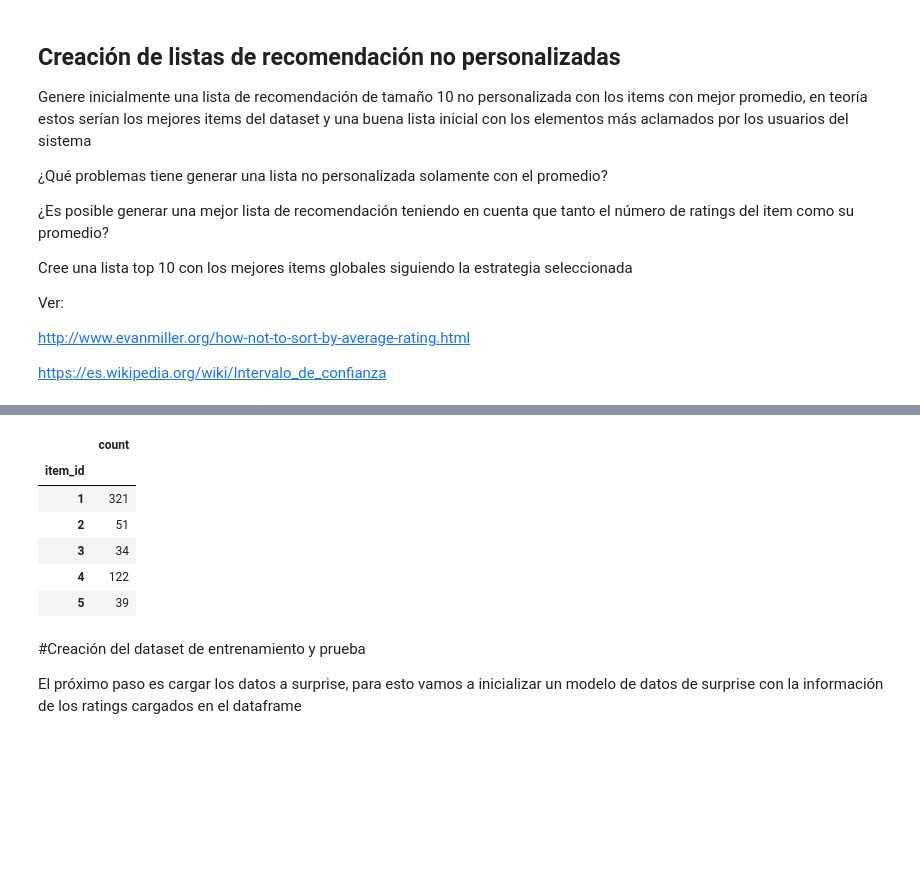
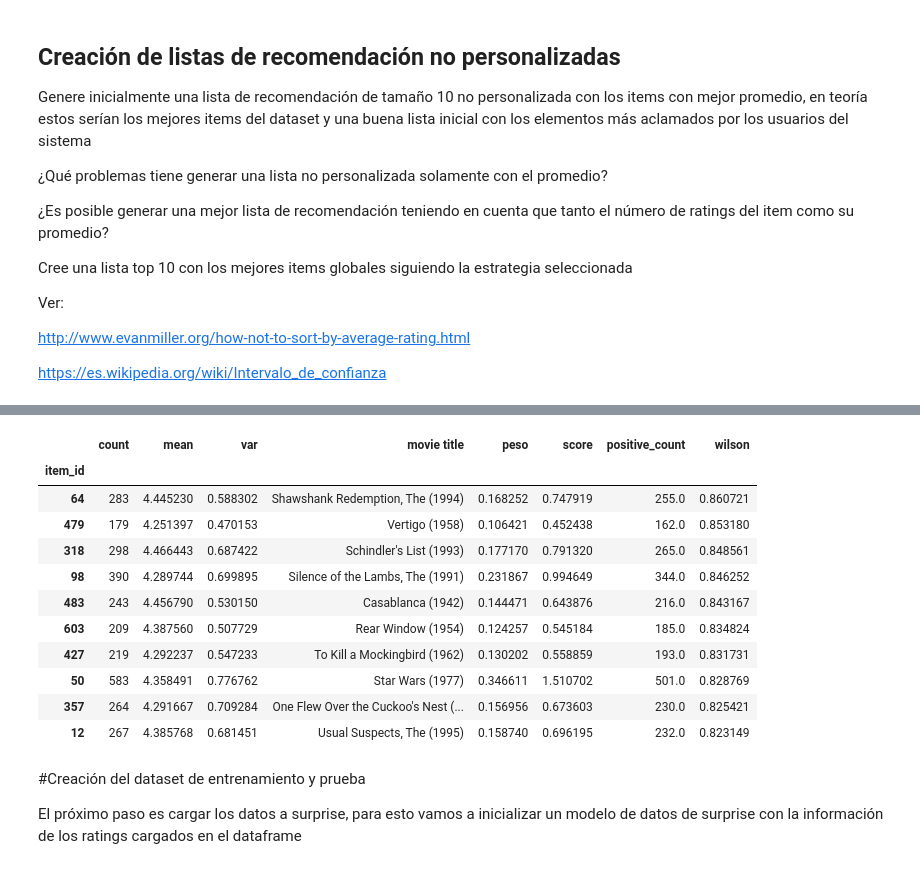
Before and after one commit to pedrorozoc/sist-recomendacion, a Jupyter notebook: Copia_de_MINE_4201_SR_Laboratorio_1.ipynb, the cells around one changed output, grey strips where cells are left out. Cells and saved outputs as stored; diff of their text form; code cells hidden in the pictures; blank space fills up the shorter version.

```diff
--- a/Copia_de_MINE_4201_SR_Laboratorio_1.ipynb
+++ b/Copia_de_MINE_4201_SR_Laboratorio_1.ipynb
@@ -218,0 +220,6 @@ df_items.nlargest(10,'mean')
+# %%
+#se calcula un score de acuerdo al numero de ratings y el promedio
+total=df_items.shape[0]
+df_items['peso']=df_items['count']/total
+df_items['score']=df_items['mean']*df_items['peso']
+df_items.nlargest(10,'score')
@@ -233,20 +253,36 @@ def wilson_lower_bound(pos, n, confidence=0.95):
     z = st.norm.ppf(1 - (1 - confidence) / 2)
     phat = 1.0 * pos / n
     return (phat + z * z / (2 * n) - z * math.sqrt((phat * (1 - phat) + z * z / (4 * n)) / n)) / (1 + z * z / n)
-# %%
-n = ratings.shape[0]
-
-pos = ratings[ratings.rating>3]
-df_ratings_positivos = pos.groupby('item_id')['rating'].agg({'count'})
-df_ratings_positivos.head()
-# %% [output]
-|  | count |
-| item_id |  |
-| 1 | 321 |
-| 2 | 51 |
-| 3 | 34 |
-| 4 | 122 |
-| 5 | 39 |
+# %%
+"""
+1. Filtrar los ratings mayores a 3 como positivos.
+2. Contarlos por item_id.
+3. Anexar ese conteo de positivos como una columna nueva y guardar en el dataset
+    df_wilson
+4. Calcular wilson_lower_bound para cada item y guardarlo en la columna 'wilson'
+5. Calcular el top 10 con la columna wilson
+
+"""
+ratings_positivos=ratings[ratings.rating>3]
+df_ratings_positivos=ratings_positivos.groupby('item_id')['rating'].agg({'count'})
+df_ratings_positivos.rename(columns={'count':'positive_count'},inplace=True)
+
+df_wilson=df_items.join(df_ratings_positivos,how='left')
+df_wilson['wilson']=df_wilson.apply(lambda x: wilson_lower_bound(x['positive_count'],x['count']),axis=1)
+df_wilson.nlargest(10,'wilson')
+# %% [output]
+|  | count | mean | var | movie title | peso | score | positive_count | wilson |
+| item_id |  |  |  |  |  |  |  |  |
+| 64 | 283 | 4.445230 | 0.588302 | Shawshank Redemption, The (1994) | 0.168252 | 0.747919 | 255.0 | 0.860721 |
+| 479 | 179 | 4.251397 | 0.470153 | Vertigo (1958) | 0.106421 | 0.452438 | 162.0 | 0.853180 |
+| 318 | 298 | 4.466443 | 0.687422 | Schindler's List (1993) | 0.177170 | 0.791320 | 265.0 | 0.848561 |
+| 98 | 390 | 4.289744 | 0.699895 | Silence of the Lambs, The (1991) | 0.231867 | 0.994649 | 344.0 | 0.846252 |
+| 483 | 243 | 4.456790 | 0.530150 | Casablanca (1942) | 0.144471 | 0.643876 | 216.0 | 0.843167 |
+| 603 | 209 | 4.387560 | 0.507729 | Rear Window (1954) | 0.124257 | 0.545184 | 185.0 | 0.834824 |
+| 427 | 219 | 4.292237 | 0.547233 | To Kill a Mockingbird (1962) | 0.130202 | 0.558859 | 193.0 | 0.831731 |
+| 50 | 583 | 4.358491 | 0.776762 | Star Wars (1977) | 0.346611 | 1.510702 | 501.0 | 0.828769 |
+| 357 | 264 | 4.291667 | 0.709284 | One Flew Over the Cuckoo's Nest (... | 0.156956 | 0.673603 | 230.0 | 0.825421 |
+| 12 | 267 | 4.385768 | 0.681451 | Usual Suspects, The (1995) | 0.158740 | 0.696195 | 232.0 | 0.823149 |
 # %% [markdown]
 #Creación del dataset de entrenamiento y prueba
 
```
Also changed, not shown: parts of 27 cells of this notebook.
